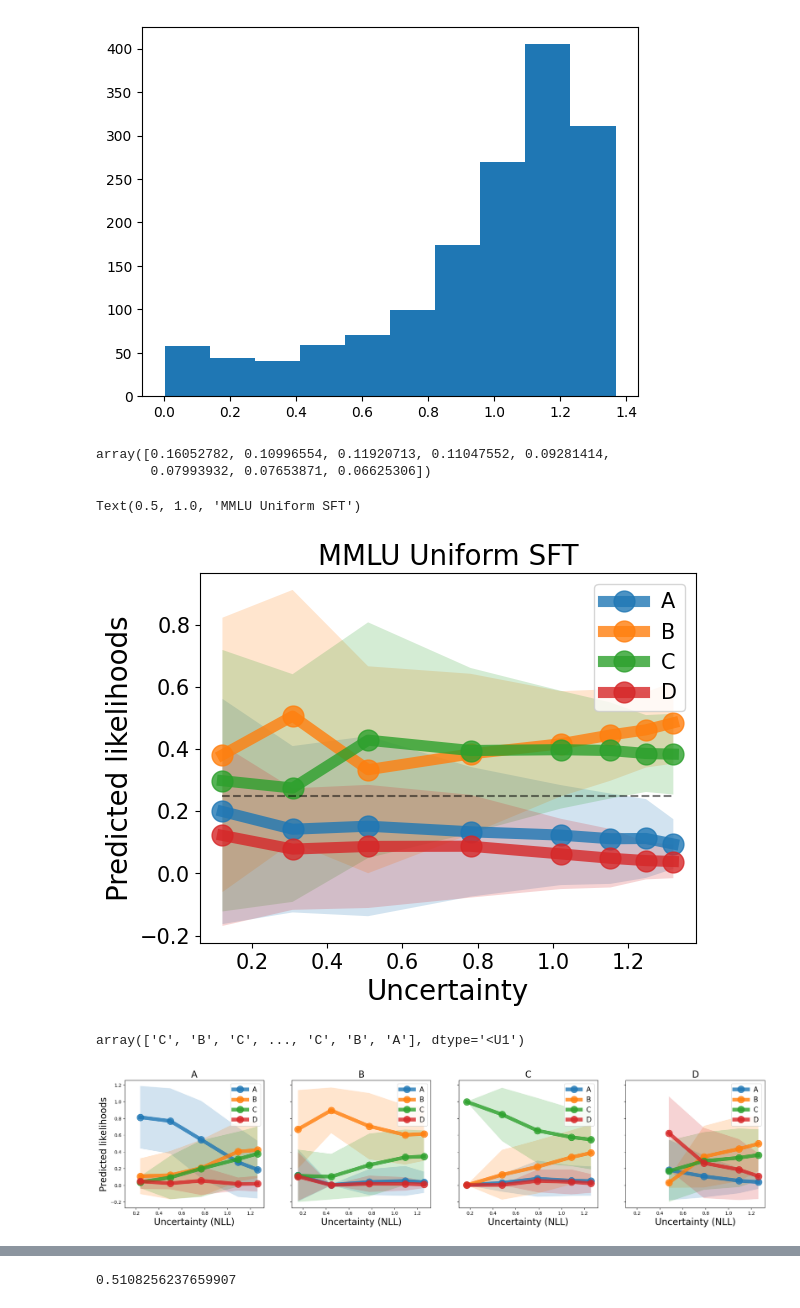
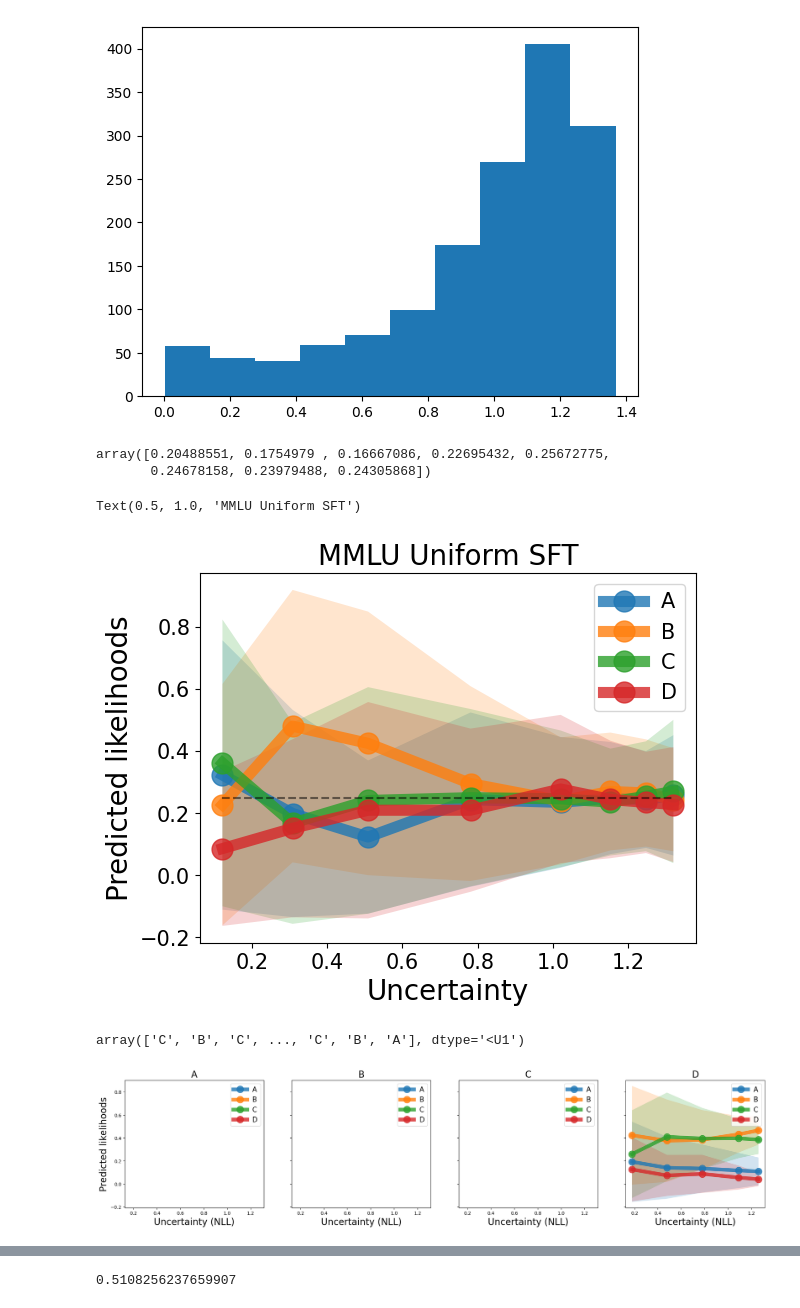
Before and after one commit to katiekang1998/llm_hallucinations, a Jupyter notebook: examples/analyze_mmlu.ipynb, the cells around one changed output, grey strips where cells are left out. Drawn from its saved outputs; the diff is of its cells as text; code cells hidden in the pictures.

```diff
--- a/examples/analyze_mmlu.ipynb
+++ b/examples/analyze_mmlu.ipynb
@@ -62,9 +62,9 @@ sft_eval_A_to_D_probs = np.load(model_path + "eval_A_to_D_probs.npy")
 neg_log_likelihoods = -np.log(sft_eval_A_to_D_probs.max(-1))
 
 
-# model_path = "ckpts/sft_mmlu_llama7B/checkpoint_01000/hf_model/"
+model_path = "ckpts/sft_mmlu_llama7B/checkpoint_05000/hf_model/"
 
-model_path = "ckpts/sft2_mmlu_llama7B_threshold0pt5_certainABCD/checkpoint_01000/hf_model/"
+# model_path = "ckpts/sft2_mmlu_llama7B_threshold0pt5_certainABCD/checkpoint_05000/hf_model/"
 # model_path = "ckpts/sft2_mmlu_llama7B_threshold0pt5/checkpoint_08000/hf_model/"
 # model_path = "ckpts/sft2_mmlu_llama7B_threshold0pt6_balanced/checkpoint_06000/hf_model/"
 
@@ -106,8 +106,8 @@ for i in range(len(neg_log_likelihood_bins) - 1):
 # %%
 (np.array(A_to_D_likelihoods["A"])+np.array(A_to_D_likelihoods["D"]))/2
 # %% [output]
-array([0.16052782, 0.10996554, 0.11920713, 0.11047552, 0.09281414,
-       0.07993932, 0.07653871, 0.06625306])
+array([0.20488551, 0.1754979 , 0.16667086, 0.22695432, 0.25672775,
+       0.24678158, 0.23979488, 0.24305868])
 # %%
 # plt.errorbar(probabitities, A_to_D_likelihoods["A"], yerr=A_to_D_likelihood_stds["A"], label="A")
 # plt.errorbar(probabitities, A_to_D_likelihoods["B"], yerr=A_to_D_likelihood_stds["B"], label="B")
@@ -134,7 +134,7 @@ plt.ylabel("Predicted likelihoods", fontsize=20)
 plt.title("MMLU Uniform SFT", fontsize=20)
 # %% [output]
 Text(0.5, 1.0, 'MMLU Uniform SFT')
-[figure, old version]
+[figure, new version]
 # %%
 # from datasets import load_dataset
 
@@ -167,10 +167,10 @@ sft_eval_A_to_D_probs = np.load(model_path + "eval_A_to_D_probs.npy")
 neg_log_likelihoods = -np.log(sft_eval_A_to_D_probs.max(-1))
 
 # model_path = "ckpts/sft2_mmlu_llama7B_threshold0pt5_lr3e-6_certainABCD/checkpoint_04000/hf_model/"
-# model_path = "ckpts/sft_mmlu_llama7B/checkpoint_05000/hf_model/"
+# model_path = "ckpts/sft_mmlu_llama7B/checkpoint_02000/hf_model/"
 # model_path = "ckpts/sft2_mmlu_llama7B_threshold0pt5_certainABCD/checkpoint_02000/hf_model/"
 # model_path = "ckpts/sft2_mmlu_llama7B_threshold0pt5/checkpoint_01000/hf_model/"
-model_path = "ckpts/sft2_mmlu_llama7B_threshold0pt5_certainABCD/checkpoint_05000/hf_model/"
+model_path = "ckpts/sft2_mmlu_llama7B_threshold0pt5_certainABCD/checkpoint_01000/hf_model/"
 
 
 sft2_eval_A_to_D_probs = np.load(model_path + "eval_A_to_D_probs.npy")
@@ -207,31 +207,31 @@ for j in range(4):
     for i in range(len(neg_log_likelihood_bins) - 1):
         bin_idxs = np.where((neg_log_likelihoods[idxs] > neg_log_likelihood_bins[i]) & (neg_log_likelihoods[idxs] < neg_log_likelihood_bins[i+1]))[0]
         A_to_D_likelihoods["A"].append(sft2_eval_A_to_D_probs[idxs][bin_idxs, 0].mean())
         A_to_D_likelihoods["B"].append(sft2_eval_A_to_D_probs[idxs][bin_idxs, 1].mean())
         A_to_D_likelihoods["C"].append(sft2_eval_A_to_D_probs[idxs][bin_idxs, 2].mean())
         A_to_D_likelihoods["D"].append(sft2_eval_A_to_D_probs[idxs][bin_idxs, 3].mean())
 
         A_to_D_likelihood_stds["A"].append(sft2_eval_A_to_D_probs[idxs][bin_idxs, 0].std())
         A_to_D_likelihood_stds["B"].append(sft2_eval_A_to_D_probs[idxs][bin_idxs, 1].std())
         A_to_D_likelihood_stds["C"].append(sft2_eval_A_to_D_probs[idxs][bin_idxs, 2].std())
         A_to_D_likelihood_stds["D"].append(sft2_eval_A_to_D_probs[idxs][bin_idxs, 3].std())
         neg_log_likelihoods_bin_means.append(neg_log_likelihoods[idxs][bin_idxs].mean())
 
     axs[j].plot(neg_log_likelihoods_bin_means, A_to_D_likelihoods["A"], "o-", label="A", linewidth=8, markersize=15, alpha=0.8)
     axs[j].fill_between(neg_log_likelihoods_bin_means, np.array(A_to_D_likelihoods["A"]) - np.array(A_to_D_likelihood_stds["A"]), np.array(A_to_D_likelihoods["A"]) + np.array(A_to_D_likelihood_stds["A"]), alpha=0.2)
     axs[j].plot(neg_log_likelihoods_bin_means, A_to_D_likelihoods["B"], "o-", label="B", linewidth=8, markersize=15, alpha=0.8)
     axs[j].fill_between(neg_log_likelihoods_bin_means, np.array(A_to_D_likelihoods["B"]) - np.array(A_to_D_likelihood_stds["B"]), np.array(A_to_D_likelihoods["B"]) + np.array(A_to_D_likelihood_stds["B"]), alpha=0.2)
     axs[j].plot(neg_log_likelihoods_bin_means, A_to_D_likelihoods["C"], "o-", label="C", linewidth=8, markersize=15, alpha=0.8)
     axs[j].fill_between(neg_log_likelihoods_bin_means, np.array(A_to_D_likelihoods["C"]) - np.array(A_to_D_likelihood_stds["C"]), np.array(A_to_D_likelihoods["C"]) + np.array(A_to_D_likelihood_stds["C"]), alpha=0.2)
     axs[j].plot(neg_log_likelihoods_bin_means, A_to_D_likelihoods["D"], "o-", label="D", linewidth=8, markersize=15, alpha=0.8)
     axs[j].fill_between(neg_log_likelihoods_bin_means, np.array(A_to_D_likelihoods["D"]) - np.array(A_to_D_likelihood_stds["D"]), np.array(A_to_D_likelihoods["D"]) + np.array(A_to_D_likelihood_stds["D"]), alpha=0.2)
 
     axs[j].legend(fontsize=15)
     # axs[j].set_xticks(fontsize=15)
     # axs[j].set_yticks(fontsize=15)
     axs[j].set_xlabel("Uncertainty (NLL)", fontsize=20)
     if j==0:
         axs[j].set_ylabel("Predicted likelihoods", fontsize=20)
     axs[j].set_title(labels[j], fontsize=20)
 # %% [output]
-[figure, old version]
+[figure, new version]
```
Also changed, not shown: parts of 1 cell of this notebook, 15 other files.
